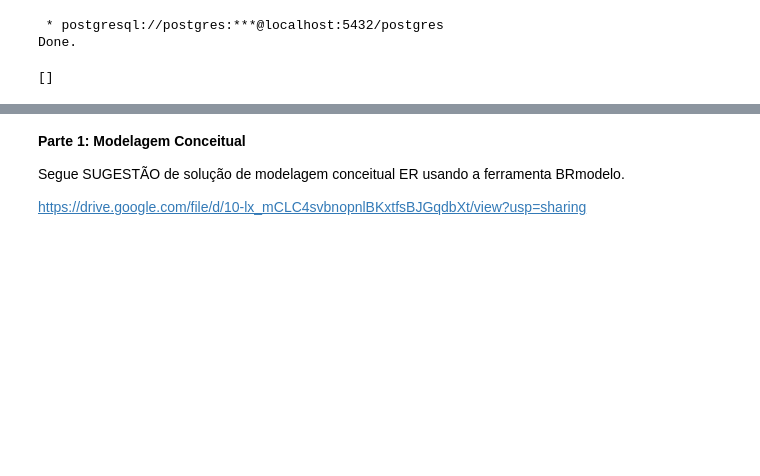
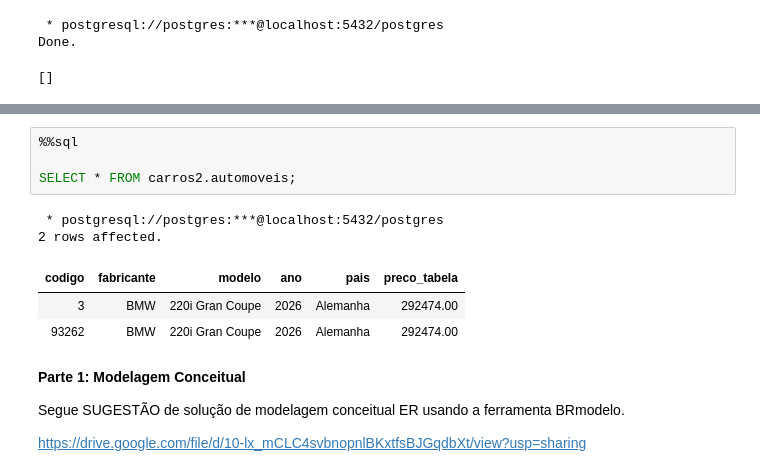
Before and after one commit to biancasipas/BancosDadosSQL, a Jupyter notebook: bd_aula2.ipynb, the cells around one changed output, grey strips where cells are left out. Cells and saved outputs as stored; diff of their text form; blank space fills up the shorter version.

```diff
--- a/bd_aula2.ipynb
+++ b/bd_aula2.ipynb
@@ -266,3 +282,13 @@ Done.
+# %%
+%%sql
+
+SELECT * FROM carros2.automoveis;
+# %% [output]
+ * postgresql://postgres:***@localhost:5432/postgres
+2 rows affected.
+| codigo | fabricante | modelo | ano | pais | preco_tabela |
+| 3 | BMW | 220i Gran Coupe | 2026 | Alemanha | 292474.00 |
+| 93262 | BMW | 220i Gran Coupe | 2026 | Alemanha | 292474.00 |
 # %% [markdown]
 **Parte 1: Modelagem Conceitual**
 
```
Also changed, not shown: parts of 2 cells of this notebook, 1 other file.
